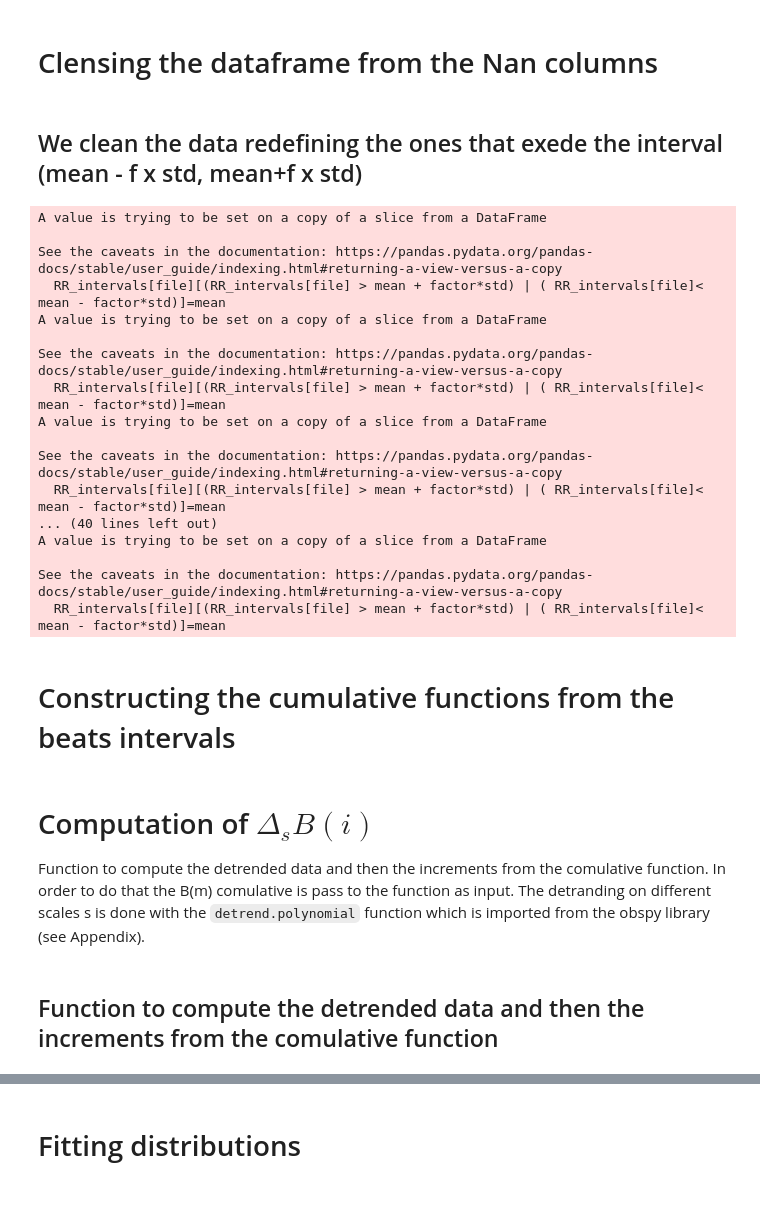
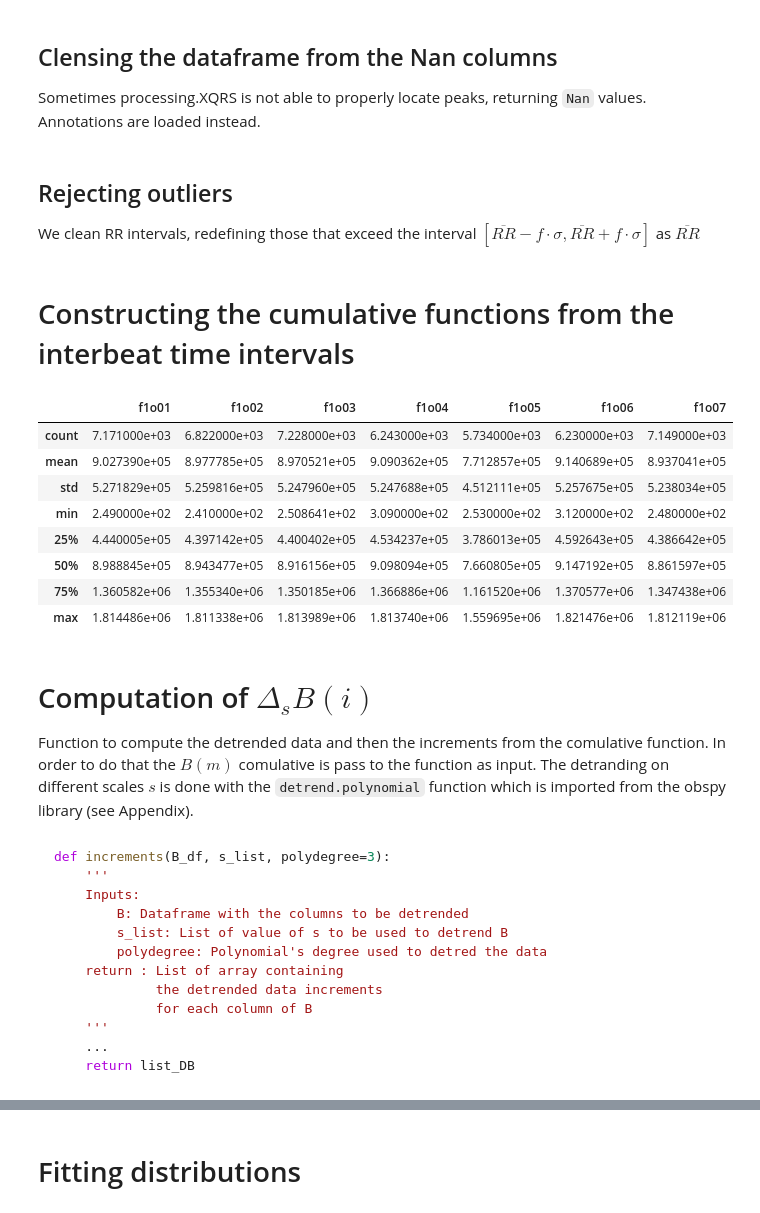
Before and after one commit to threeblueonebrowneyes/Critical-Scale-Invariance-Heart-Rate, a Jupyter notebook: Critical Scale Invariance Presentation.ipynb, the cells around one changed output, grey strips where cells are left out. Drawn from its saved outputs; the diff is of its cells as text; code cells hidden in the pictures.

````diff
--- a/Critical Scale Invariance Presentation.ipynb
+++ b/Critical Scale Invariance Presentation.ipynb
@@ -249,5 +316,6 @@ For all dataset
 </figure></td>
 </tr></table>
 # %% [markdown]
-# Clensing the dataframe from the Nan columns
+## Clensing the dataframe from the Nan columns
+Sometimes processing.XQRS is not able to properly locate peaks, returning `Nan` values. Annotations are loaded instead.
 # %%
@@ -255,37 +323,45 @@ RR_intervals, files = clean_df(RR_intervals_original, path)
 # %% [markdown]
-## We clean the data redefining the ones that exede the interval (mean - f x std, mean+f x std)
+## Rejecting outliers
+We clean RR intervals, redefining those that exceed the interval $\left[\overline{RR} - f\cdot\sigma, \overline{RR}+f\cdot\sigma\right]$ as $\overline{RR}$
 # %%
-factor=3
+factor=3 #rejection factor
 
 for file in files:
     mean = RR_intervals[file].mean()
     std  = RR_intervals[file].std()
-
-    RR_intervals[file][(RR_intervals[file] > mean + factor*std) | ( RR_intervals[file]< mean - factor*std)]=mean
+    RR_intervals.loc[(RR_intervals[file] > mean + factor*std) | ( RR_intervals[file]< mean - factor*std), file]=mean
-# %% [output]
-A value is trying to be set on a copy of a slice from a DataFrame
-
-See the caveats in the documentation: https://pandas.pydata.org/pandas-docs/stable/user_guide/indexing.html#returning-a-view-versus-a-copy
-  RR_intervals[file][(RR_intervals[file] > mean + factor*std) | ( RR_intervals[file]< mean - factor*std)]=mean
-A value is trying to be set on a copy of a slice from a DataFrame
-
-See the caveats in the documentation: https://pandas.pydata.org/pandas-docs/stable/user_guide/indexing.html#returning-a-view-versus-a-copy
-  RR_intervals[file][(RR_intervals[file] > mean + factor*std) | ( RR_intervals[file]< mean - factor*std)]=mean
-A value is trying to be set on a copy of a slice from a DataFrame
-
-See the caveats in the documentation: https://pandas.pydata.org/pandas-docs/stable/user_guide/indexing.html#returning-a-view-versus-a-copy
-  RR_intervals[file][(RR_intervals[file] > mean + factor*std) | ( RR_intervals[file]< mean - factor*std)]=mean
-... (40 lines left out)
-A value is trying to be set on a copy of a slice from a DataFrame
-
-See the caveats in the documentation: https://pandas.pydata.org/pandas-docs/stable/user_guide/indexing.html#returning-a-view-versus-a-copy
-  RR_intervals[file][(RR_intervals[file] > mean + factor*std) | ( RR_intervals[file]< mean - factor*std)]=mean
 # %% [markdown]
-# Constructing the cumulative functions from the beats intervals
+# Constructing the cumulative functions from the interbeat time intervals
 # %%
 B=pd.DataFrame(np.cumsum(RR_intervals, axis=0))
+# %%
+# describe only the first 7 files
+B.iloc[:, 0:7].describe()
+# %% [output]
+|  | f1o01 | f1o02 | f1o03 | f1o04 | f1o05 | f1o06 | f1o07 |
+| count | 7.171000e+03 | 6.822000e+03 | 7.228000e+03 | 6.243000e+03 | 5.734000e+03 | 6.230000e+03 | 7.149000e+03 |
+| mean | 9.027390e+05 | 8.977785e+05 | 8.970521e+05 | 9.090362e+05 | 7.712857e+05 | 9.140689e+05 | 8.937041e+05 |
+| std | 5.271829e+05 | 5.259816e+05 | 5.247960e+05 | 5.247688e+05 | 4.512111e+05 | 5.257675e+05 | 5.238034e+05 |
+| min | 2.490000e+02 | 2.410000e+02 | 2.508641e+02 | 3.090000e+02 | 2.530000e+02 | 3.120000e+02 | 2.480000e+02 |
+| 25% | 4.440005e+05 | 4.397142e+05 | 4.400402e+05 | 4.534237e+05 | 3.786013e+05 | 4.592643e+05 | 4.386642e+05 |
+| 50% | 8.988845e+05 | 8.943477e+05 | 8.916156e+05 | 9.098094e+05 | 7.660805e+05 | 9.147192e+05 | 8.861597e+05 |
+| 75% | 1.360582e+06 | 1.355340e+06 | 1.350185e+06 | 1.366886e+06 | 1.161520e+06 | 1.370577e+06 | 1.347438e+06 |
+| max | 1.814486e+06 | 1.811338e+06 | 1.813989e+06 | 1.813740e+06 | 1.559695e+06 | 1.821476e+06 | 1.812119e+06 |
 # %% [markdown]
 # Computation of  $\Delta_s B(i)$
-Function to compute the detrended data and then the increments from the comulative function. In order to do that the B(m) comulative is pass to the function as input. The detranding on different scales s is done with the `detrend.polynomial` function which is imported from the obspy library (see Appendix).
+Function to compute the detrended data and then the increments from the comulative function. In order to do that the $B(m)$ comulative is pass to the function as input. The detranding on different scales $s$ is done with the `detrend.polynomial` function which is imported from the obspy library (see Appendix).
-# %% [markdown]
-## Function to compute the detrended data and then the increments from the comulative function
+# %% [markdown]
+```python
+def increments(B_df, s_list, polydegree=3):
+    '''
+    Inputs:
+        B: Dataframe with the columns to be detrended
+        s_list: List of value of s to be used to detrend B
+        polydegree: Polynomial's degree used to detred the data
+    return : List of array containing
+             the detrended data increments
+             for each column of B
+    '''
+    ...
+    return list_DB
+```
````
Also changed, not shown: parts of 87 cells of this notebook, 5 other files.
